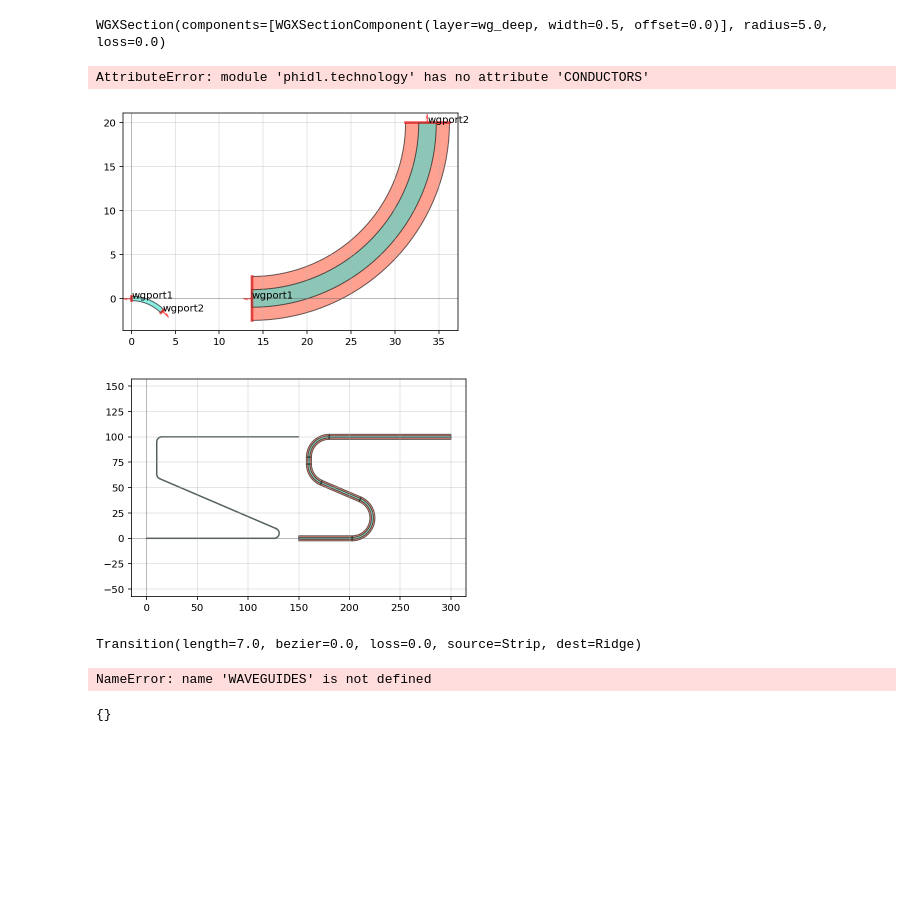
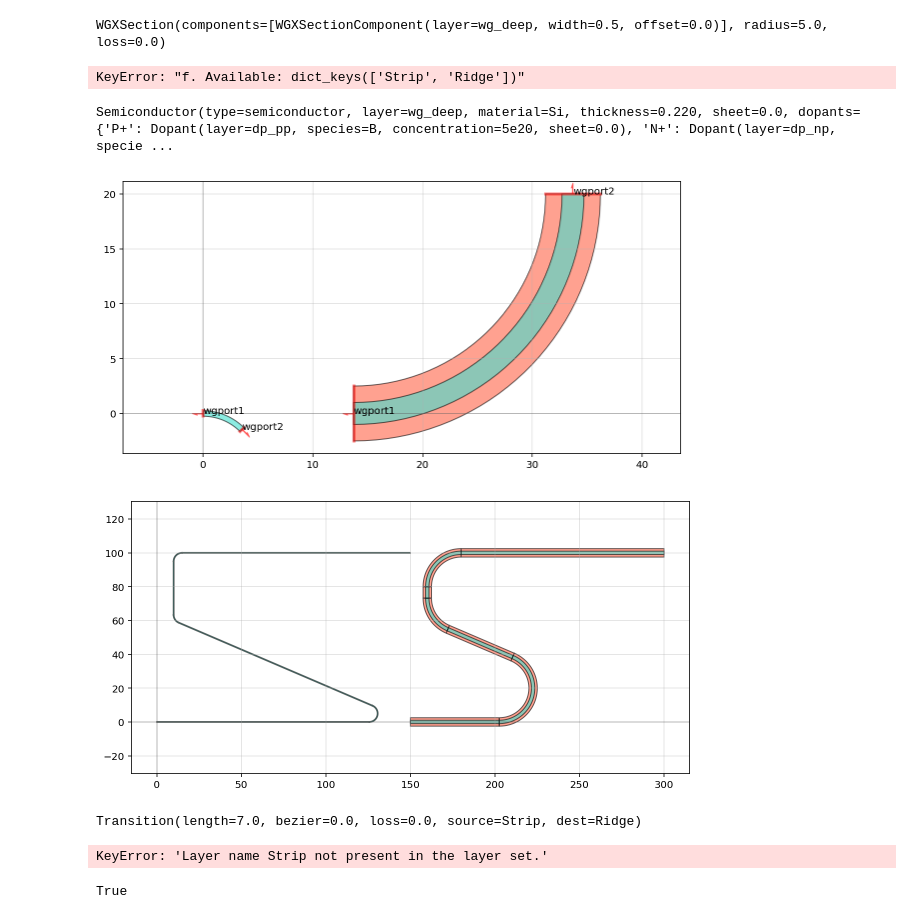
Before and after one commit to atait/phidl, a Jupyter notebook: notebooks/loading_technology.ipynb, the cells around one changed output. Saved outputs shown, nothing was run; the diff lists cells and outputs as text; code cells hidden in the pictures; blank space fills up the shorter version.

Commit message:
better layer validation and renaming. notebook is correct

```diff
--- a/notebooks/loading_technology.ipynb
+++ b/notebooks/loading_technology.ipynb
@@ -60,34 +63,38 @@ tech.wgXSection('Strip')
 # %% [output]
 ['Strip', 'Ridge']
 WGXSection(components=[WGXSectionComponent(layer=wg_deep, width=0.5, offset=0.0)], radius=5.0, loss=0.0)
+# %%
+tech.waveguides('f')
+# %% [output]
+KeyError: "f. Available: dict_keys(['Strip', 'Ridge'])"
 # %%
-tech.CONDUCTORS
-x = tech.CONDUCTORS['Silicon Rib'].doped_with('N')
-y = tech.CONDUCTORS['Silicon Rib - N']
+tech.conductors('Silicon Rib')
+# x = tech.CONDUCTORS['Silicon Rib'].doped_with('N')
+# y = tech.CONDUCTORS['Silicon Rib - N']
 # %% [output]
-AttributeError: module 'phidl.technology' has no attribute 'CONDUCTORS'
+Semiconductor(type=semiconductor, layer=wg_deep, material=Si, thickness=0.220, sheet=0.0, dopants={'P+': Dopant(layer=dp_pp, species=B, concentration=5e20, sheet=0.0), 'N+': Dopant(layer=dp_np, specie ...
 # %%
 import phidl.geometry as pg
 from phidl import Device
 
 
 D = Device('bends')
-w1 = D.add_ref(tech.wgXSection('Strip').cell_bend(theta=-45))
-w2 = D.add_ref(tech.wgXSection('Ridge').cell_bend())
+w1 = D.add_ref(tech.waveguides('Strip').cell_bend(theta=-45))
+w2 = D.add_ref(tech.waveguides('Ridge').cell_bend())
 w2.xmin = w1.xmax + 10
 qp(D)
 # %% [output]
-[figure, old version]
+[figure, new version]
 # %%
 D = Device('routes')
 zshape = np.array([(0,0), (150, 0), (10, 60), (10, 100), (150, 100)])
 # zshape = np.array([(10,10), (20,30)])
-w3 = D.add_ref(tech.wgXSection('Strip').cell_points(zshape))
+w3 = D.add_ref(tech.waveguides('Strip').cell_points(zshape))
 zshape[:,0] = zshape[:,0] + 150
-w4 = D.add_ref(tech.wgXSection('Ridge').cell_points(zshape))
+w4 = D.add_ref(tech.waveguides('Ridge').cell_points(zshape))
 qp(D)
 # %% [output]
-[figure, old version]
+[figure, new version]
 # %%
 TR = tech.transitions('Strip to Ridge')
 TR
@@ -96,25 +103,25 @@ Transition(length=7.0, bezier=0.0, loss=0.0, source=Strip, dest=Ridge)
 # %%
 x1 = 10
 D = Device()
-w1 = D.add_ref(tech.wgXSection('Strip').cell_points([(0, 0), (x1, 0)]))
+w1 = D.add_ref(tech.waveguides('Strip').cell_points([(0, 0), (x1, 0)]))
 
 tr = D.add_ref(TR.cell())
 tr.move(tr.ports['wgport1'], (x1, 0))
 
 x2 = x1 + TR.length
 x3 = 30
-w2 = D.add_ref(tech.wgXSection('Ridge').cell_points([(x2, 0), (x3, 0)]))
+w2 = D.add_ref(tech.waveguides('Ridge').cell_points([(x2, 0), (x3, 0)]))
 
 tr = D.add_ref(TR.cell(inverted=True))
 tr.move(tr.ports['wgport1'], (x3, 0))
 
 x4 = x3 + TR.length
-w2 = D.add_ref(tech.wgXSection('Strip').cell_points([(x4, 0), (40, 0)]))
+w2 = D.add_ref(tech.waveguides('Strip').cell_points([(x4, 0), (40, 0)]))
 
 qp(D)
 # %% [output]
-NameError: name 'WAVEGUIDES' is not defined
+KeyError: 'Layer name Strip not present in the layer set.'
-# %%
-D.ports
-# %% [output]
-{}
+# %%
+tech.wgXSection('Strip') is tech.wgXSection('Strip')
+# %% [output]
+True
```
Also changed, not shown: parts of 3 cells of this notebook, 2 other files.
